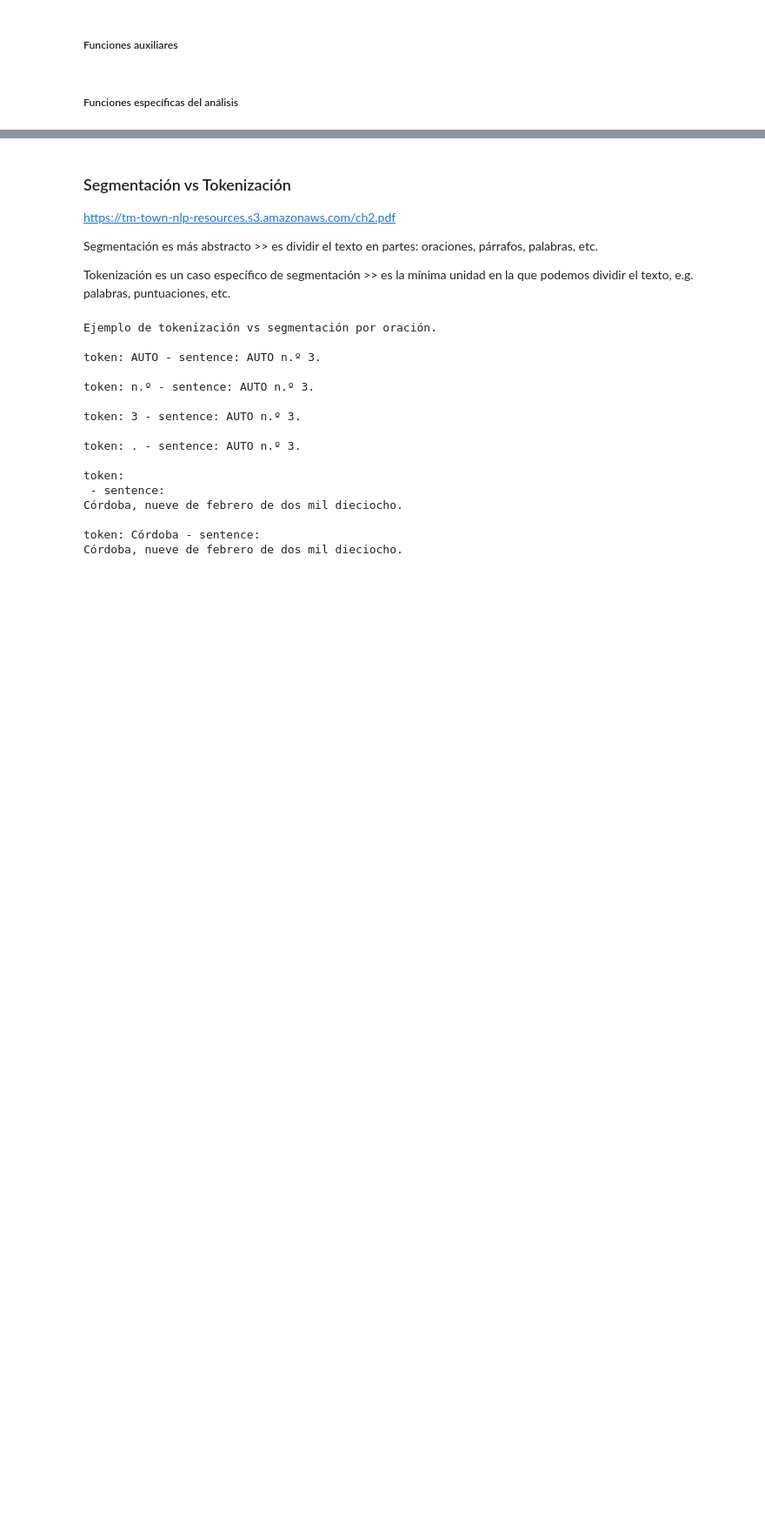
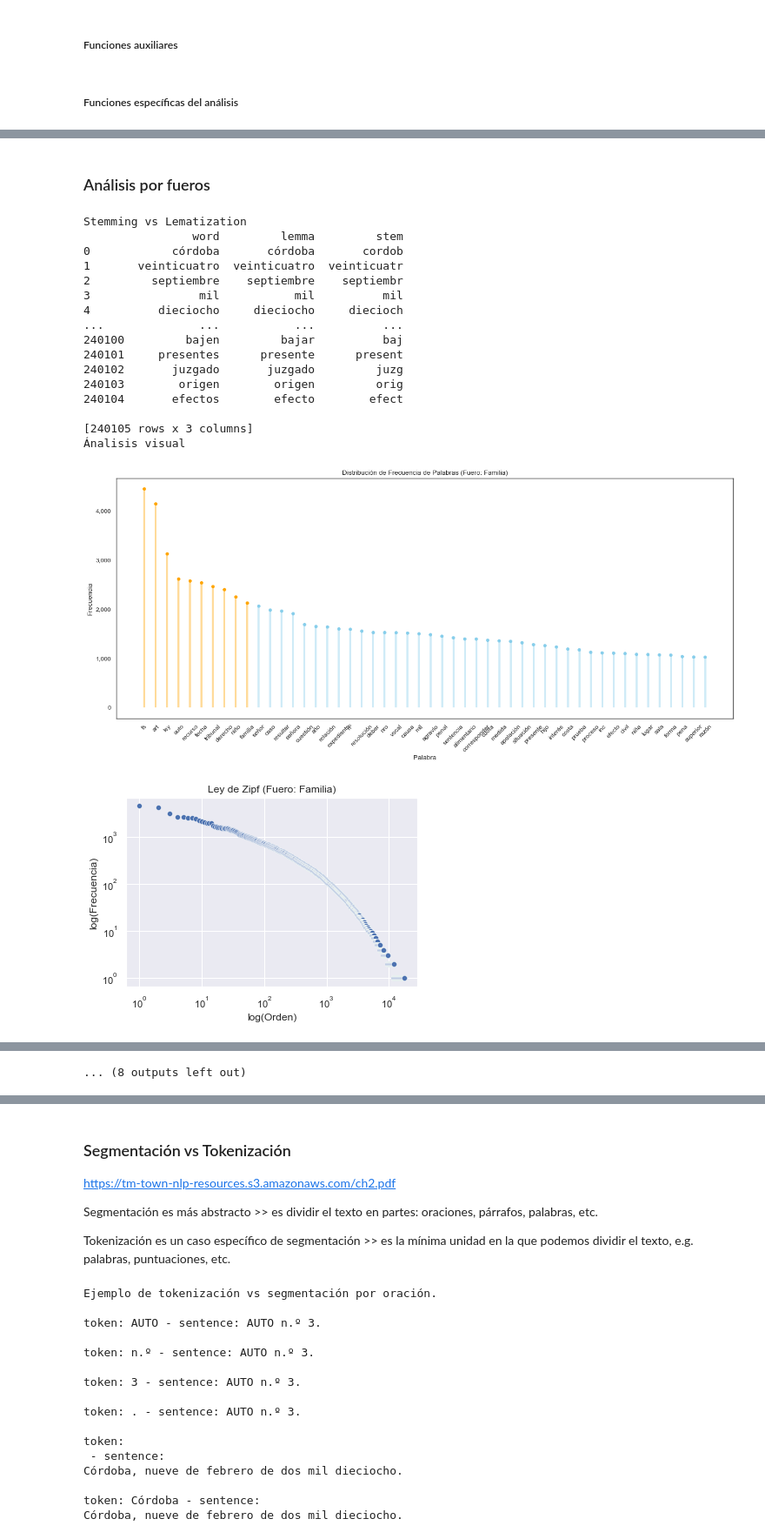
Before and after one commit to adrian-alejandro/Busqueda-y-Recomendacion-para-Textos-Legales-Mentoria-2022, a Jupyter notebook: Practico 2 - Analisis y Curacion de Datos.ipynb, the cells around one changed output, grey strips where cells are left out. Shown at 87% size. Cells and saved outputs as stored; diff of their text form; code cells hidden in the pictures; blank space fills up the shorter version.

```diff
--- a/Practico 2 - Analisis y Curacion de Datos.ipynb
+++ b/Practico 2 - Analisis y Curacion de Datos.ipynb
@@ -55,7 +55,7 @@ nlp = spacy.load("es_core_news_lg")
 
 CURR_DIR = os.getcwd()  # Gets current directory
 STOPWORDS_ES = stopwords.words('spanish')
-BREAKPOINT=5  # None para analizar todos los documentos, sino un número para analizar hasta n documentos
+BREAKPOINT=None  # None para analizar todos los documentos, sino un número para analizar hasta n documentos
 MAX_WORDS=1000
 # %% [markdown]
 ### Funciones que vamos a utilizar en el Práctico
@@ -415,0 +452,57 @@ generar_wordcloud(img_name, STOPWORDS_ES, palabras, output_name, max_words=n)
+# %% [markdown]
+### Análisis por fueros
+# %%
+# Analizamos por fueros
+
+fueros_lista = []
+
+
+for fuero in ['FAMILIA', 'LABORAL', 'MENORES', 'PENAL']:
+    filesDir = f"{CURR_DIR}\\Documentos\\{fuero}"
+    identifier = f"Fuero: {fuero.title()}"
+    palabras_fuero, corpus_dic_fuero = get_palabras(filesDir, fuero_name=fuero, breakpoint=BREAKPOINT)
+
+    palabras_df = get_conteo_palabras(palabras_fuero)
+
+    comparar_stemming_lematization(filesDir, BREAKPOINT)
+
+    print("Ánalisis visual\n")
+
+    #identifier = 'Analizamos frecuencia'
+    plot_histogram(
+        frecuencia_palabras_df,
+        threshold=50,  # Nos quedamos con las 50 palabras más frecuentes (por legibilidad)
+        y_low=None,
+        description=identifier)
+
+    show_zipf(frecuencia_palabras_df, description=identifier)
+
+    img_name = "legal-icon-png"
+    output_name = f"img/{img_name}_wordcloud_practico_2_{fuero}.png"
+
+    generar_wordcloud(img_name, STOPWORDS_ES, palabras, output_name)
+
+    # n más frecuente
+    n = 50
+    output_name = f"img/{img_name}_wordcloud_practico_2_n{n}.png"
+
+    generar_wordcloud(img_name, STOPWORDS_ES, palabras, output_name, max_words=n)
+# %% [output]
+Stemming vs Lematization
+                word         lemma         stem
+0            córdoba       córdoba       cordob
+1       veinticuatro  veinticuatro  veinticuatr
+2         septiembre    septiembre    septiembr
+3                mil           mil          mil
+4          dieciocho     dieciocho     diecioch
+...              ...           ...          ...
+240100         bajen         bajar          baj
+240101     presentes      presente      present
+240102       juzgado       juzgado         juzg
+240103        origen        origen         orig
+240104       efectos        efecto        efect
+
+[240105 rows x 3 columns]
+Ánalisis visual
+[figure, added]
+[figure, added]
@@ -415,0 +548 @@ generar_wordcloud(img_name, STOPWORDS_ES, palabras, output_name, max_words=n)
+... (8 outputs left out)
```
Also changed, not shown: parts of 17 cells of this notebook, 8 other files.
